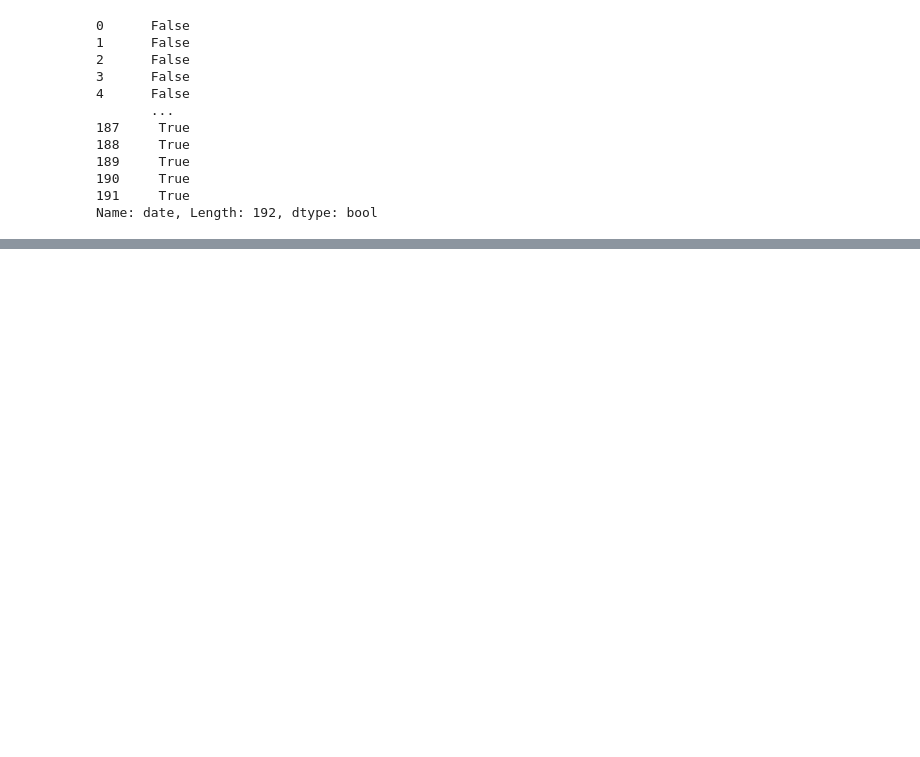
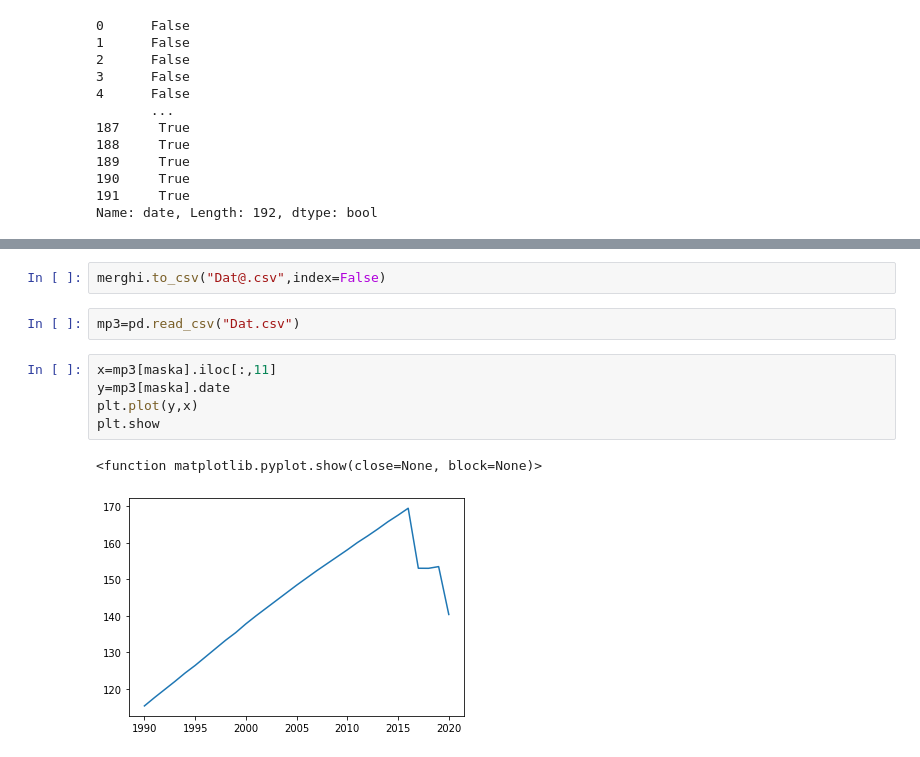
Before and after one commit to Brakions/Streamlit_test, a Jupyter notebook: test.ipynb, the cells around one changed output, grey strips where cells are left out. Saved outputs shown, nothing was run; the diff lists cells and outputs as text; blank space fills up the shorter version.

```diff
--- a/test.ipynb
+++ b/test.ipynb
@@ -1117,0 +1191,12 @@ Name: date, Length: 192, dtype: bool
+# %%
+merghi.to_csv("Dat@.csv",index=False)
+# %%
+mp3=pd.read_csv("Dat.csv")
+# %%
+x=mp3[maska].iloc[:,11]
+y=mp3[maska].date
+plt.plot(y,x)
+plt.show
+# %% [output]
+<function matplotlib.pyplot.show(close=None, block=None)>
+[figure, added]
```
Also changed, not shown: parts of 18 cells of this notebook, 7 other files.
